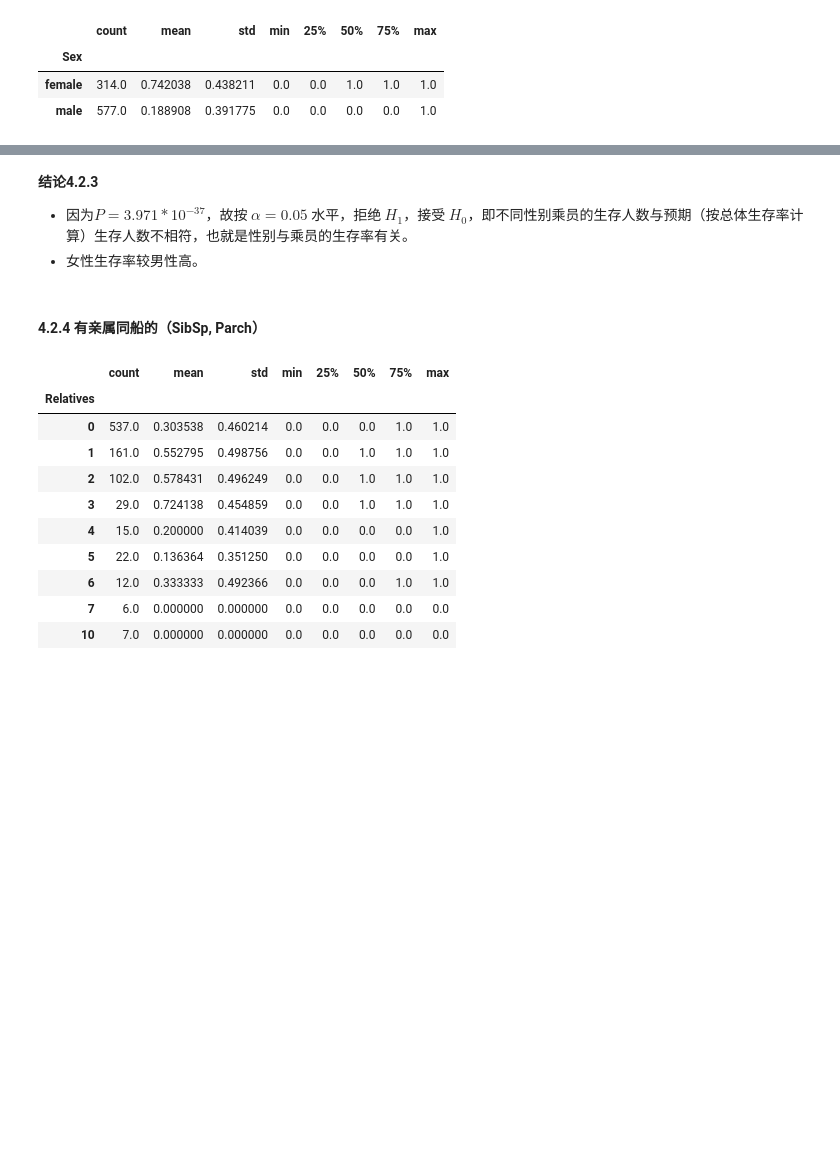
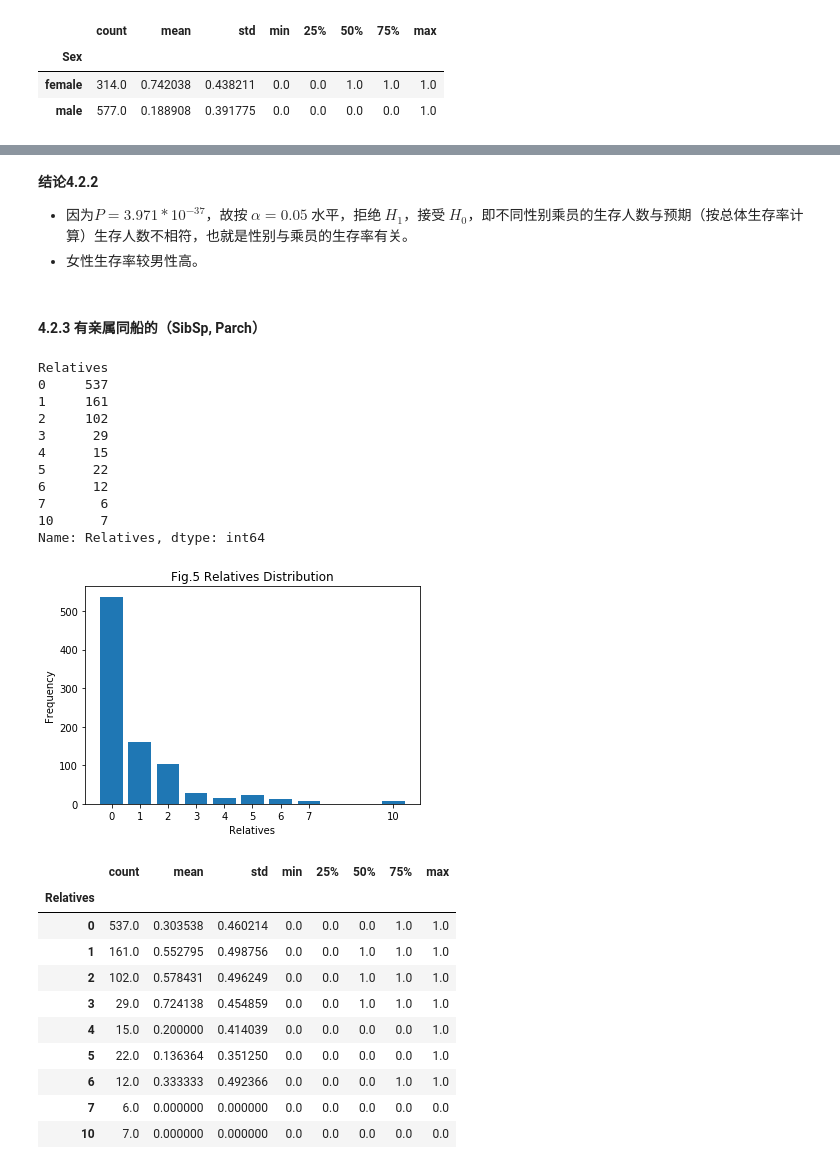
Before and after one commit to DiabloCC/UdacityCourse, a Jupyter notebook: p4/report/p4_tatanic_report.ipynb, the cells around one changed output, grey strips where cells are left out. Drawn from its saved outputs; the diff is of its cells as text; code cells hidden in the pictures; blank space fills up the shorter version.

```diff
--- a/p4/report/p4_tatanic_report.ipynb
+++ b/p4/report/p4_tatanic_report.ipynb
@@ -367,7 +290,25 @@ H1: 观察生存人数与预期生存人数相符
 # %% [markdown]
-**结论4.2.3**
+**结论4.2.2**
 - 因为$ P = 3.971*10^{-37} $，故按 $α=0.05$ 水平，拒绝 $ H_1 $，接受 $ H_0 $，即不同性别乘员的生存人数与预期（按总体生存率计算）生存人数不相符，也就是性别与乘员的生存率有关。
 - 女性生存率较男性高。
 # %% [markdown]
-#### 4.2.4 有亲属同船的（SibSp, Parch）
+#### 4.2.3 有亲属同船的（SibSp, Parch）
+# %%
+# 合并同船亲属：
+original_df['Relatives'] = original_df['SibSp'] + original_df['Parch']
+# 亲属数量分布
+show_column_distribution(original_df, 'Relatives', 'Relatives')
+# %% [output]
+Relatives
+0     537
+1     161
+2     102
+3      29
+4      15
+5      22
+6      12
+7       6
+10      7
+Name: Relatives, dtype: int64
+[figure, added]
 # %%
```
Also changed, not shown: parts of 42 cells of this notebook.
